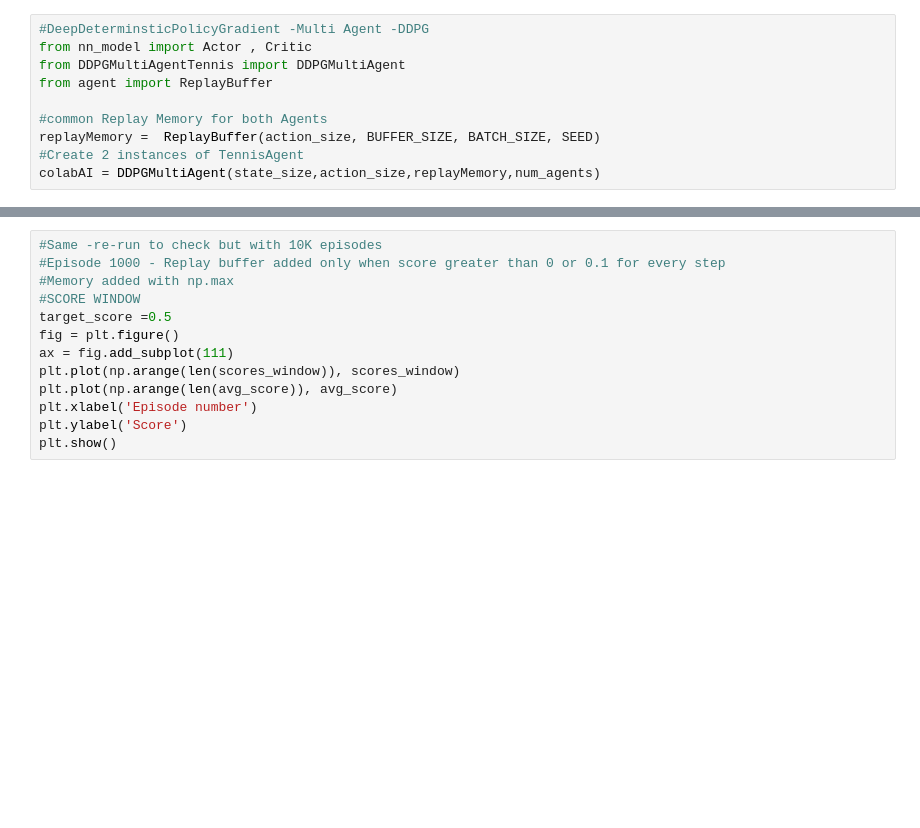
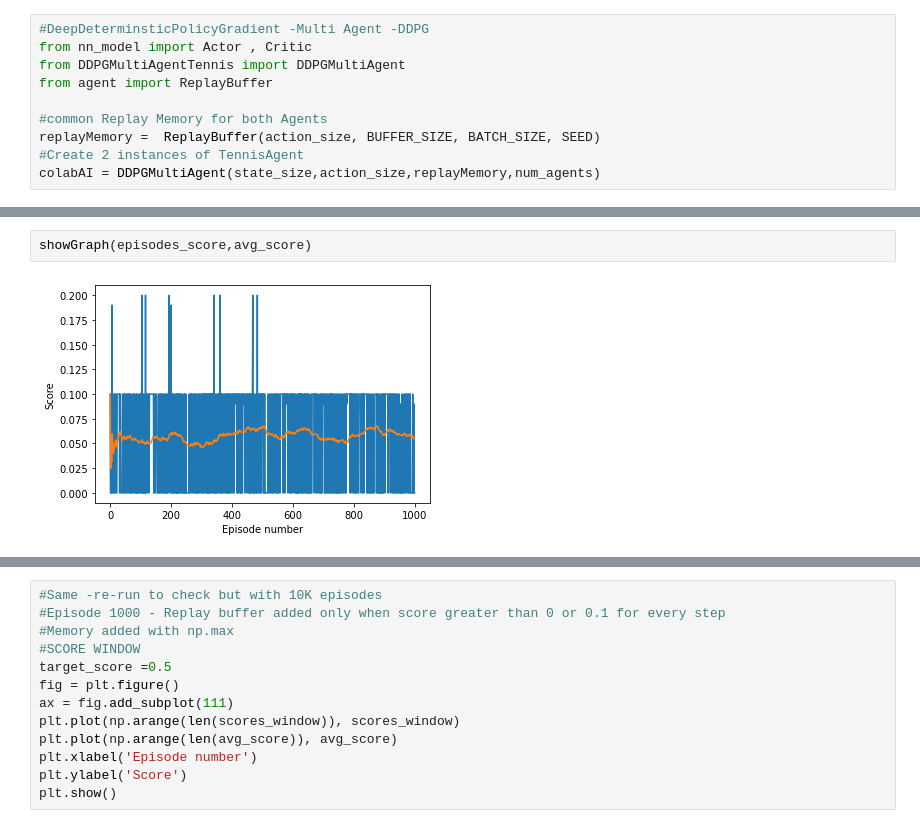
Before and after one commit to SENC/AiTennis, a Jupyter notebook: sourcecode/Tennis.ipynb, the cells around one changed output, grey strips where cells are left out. Saved outputs shown, nothing was run; the diff lists cells and outputs as text; blank space fills up the shorter version.

```diff
--- a/sourcecode/Tennis.ipynb
+++ b/sourcecode/Tennis.ipynb
@@ -238,0 +270,4 @@ Episode Max score  9960 : 0.10000000149011612    Avg Score over agents (100+): 0
+# %%
+showGraph(episodes_score,avg_score)
+# %% [output]
+[figure, added]
```
Also changed, not shown: parts of 9 cells of this notebook, 3 other files.
